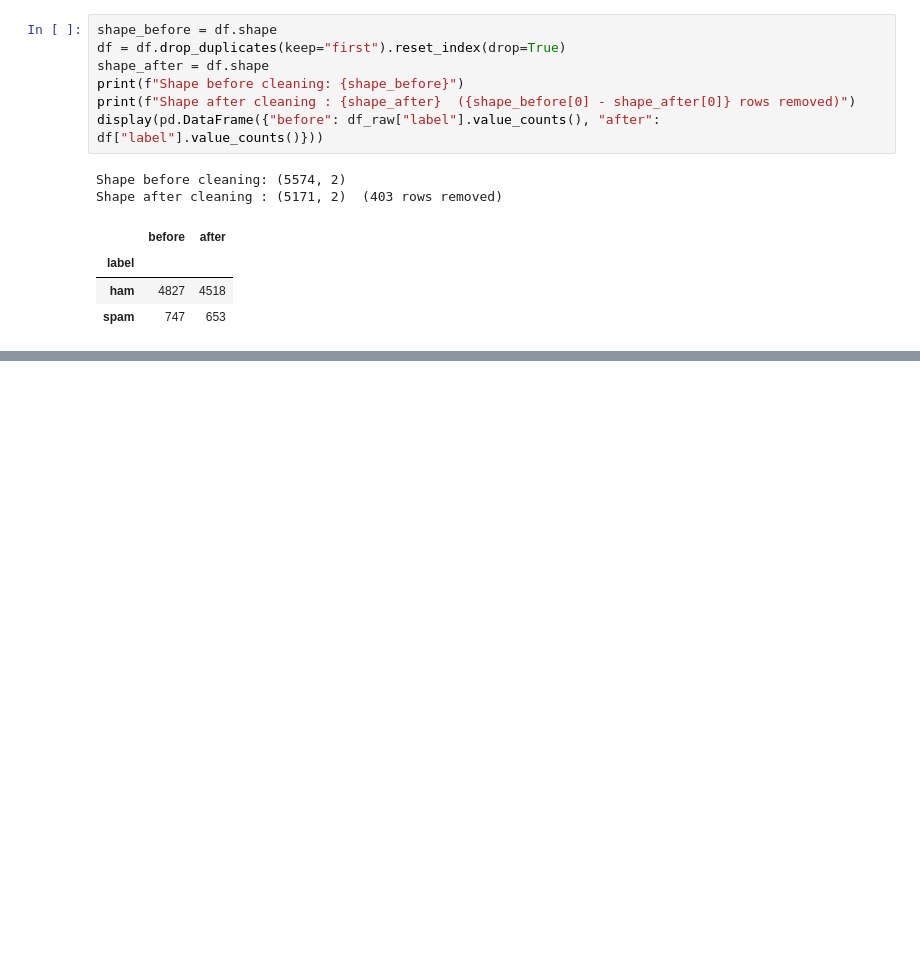
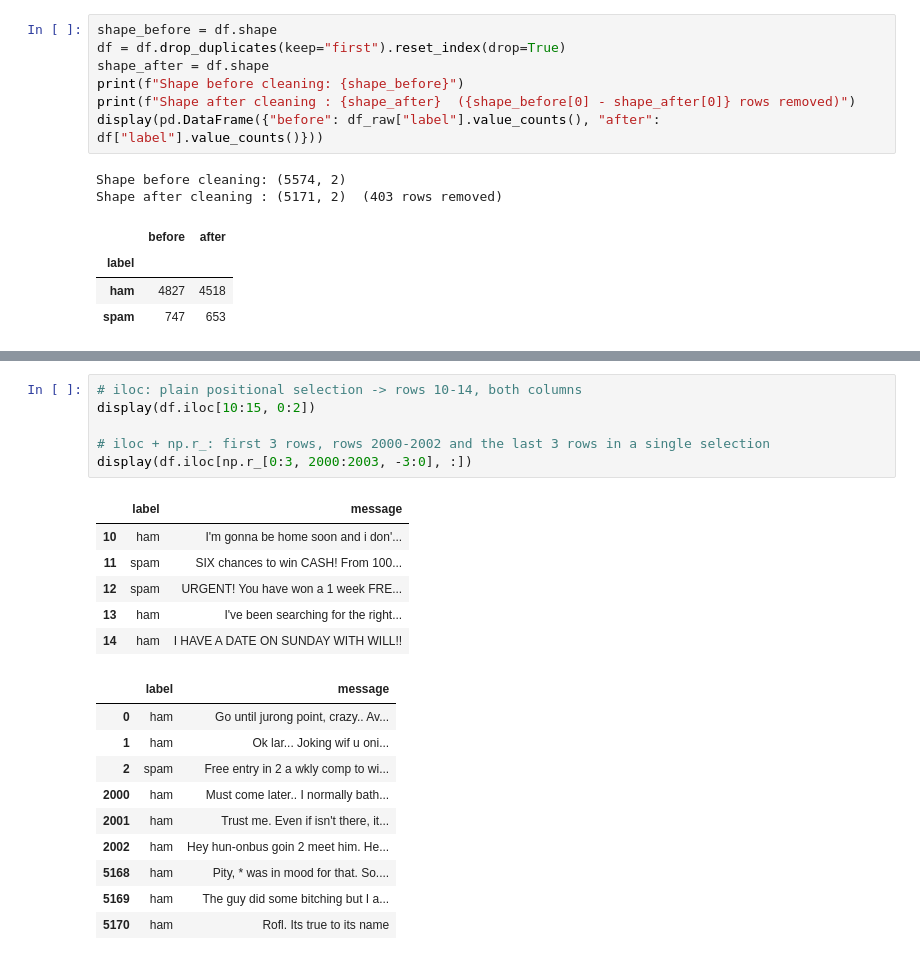
Before and after one commit to mahmoudd-adell/bd-a1, a Jupyter notebook: notebook/analysis.ipynb, the cells around one changed output, grey strips where cells are left out. Cells and saved outputs as stored; diff of their text form; blank space fills up the shorter version.

```diff
--- a/notebook/analysis.ipynb
+++ b/notebook/analysis.ipynb
@@ -211,0 +230,23 @@ Shape after cleaning : (5171, 2)  (403 rows removed)
+# %%
+# iloc: plain positional selection -> rows 10-14, both columns
+display(df.iloc[10:15, 0:2])
+
+# iloc + np.r_: first 3 rows, rows 2000-2002 and the last 3 rows in a single selection
+display(df.iloc[np.r_[0:3, 2000:2003, -3:0], :])
+# %% [output]
+|  | label | message |
+| 10 | ham | I'm gonna be home soon and i don'... |
+| 11 | spam | SIX chances to win CASH! From 100... |
+| 12 | spam | URGENT! You have won a 1 week FRE... |
+| 13 | ham | I've been searching for the right... |
+| 14 | ham | I HAVE A DATE ON SUNDAY WITH WILL!! |
+|  | label | message |
+| 0 | ham | Go until jurong point, crazy.. Av... |
+| 1 | ham | Ok lar... Joking wif u oni... |
+| 2 | spam | Free entry in 2 a wkly comp to wi... |
+| 2000 | ham | Must come later.. I normally bath... |
+| 2001 | ham | Trust me. Even if isn't there, it... |
+| 2002 | ham | Hey hun-onbus goin 2 meet him. He... |
+| 5168 | ham | Pity, * was in mood for that. So.... |
+| 5169 | ham | The guy did some bitching but I a... |
+| 5170 | ham | Rofl. Its true to its name |
```
Also changed, not shown: parts of 8 cells of this notebook, 1 other file.
